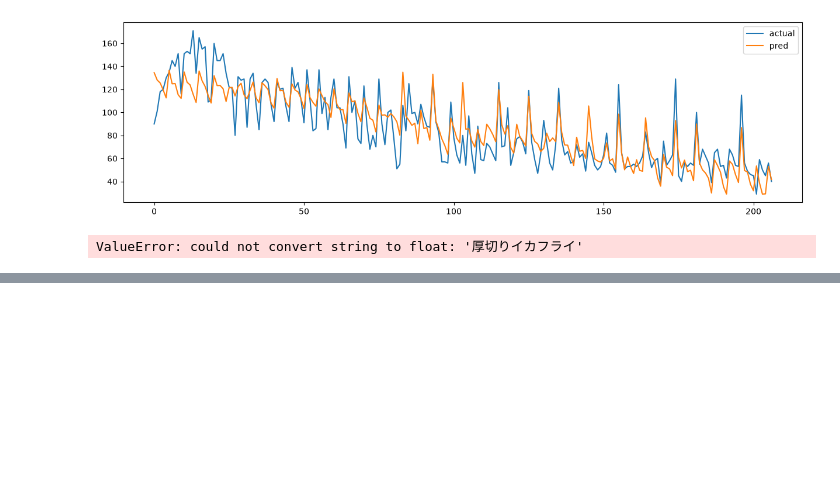
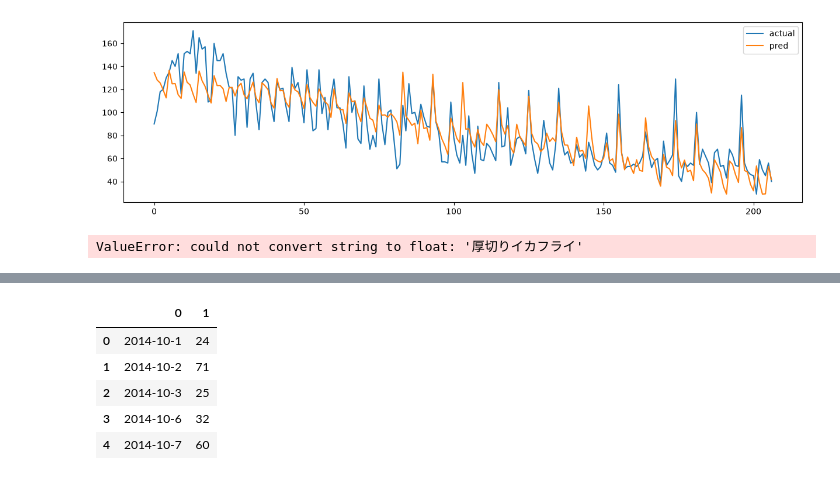
Before and after one commit to pchneurodiveyok132-cell/-----_---, a Jupyter notebook: First_Deliverable_2.ipynb, the cells around one changed output, grey strips where cells are left out. Saved outputs shown, nothing was run; the diff lists cells and outputs as text; code cells hidden in the pictures; blank space fills up the shorter version.

```diff
--- a/First_Deliverable_2.ipynb
+++ b/First_Deliverable_2.ipynb
@@ -377,0 +494,10 @@ ValueError: could not convert string to float: '厚切りイカフライ'
+# %%
+#サンプルを確認
+sample.head()
+# %% [output]
+|  | 0 | 1 |
+| 0 | 2014-10-1 | 24 |
+| 1 | 2014-10-2 | 71 |
+| 2 | 2014-10-3 | 25 |
+| 3 | 2014-10-6 | 32 |
+| 4 | 2014-10-7 | 60 |
```
Also changed, not shown: parts of 19 cells of this notebook.
